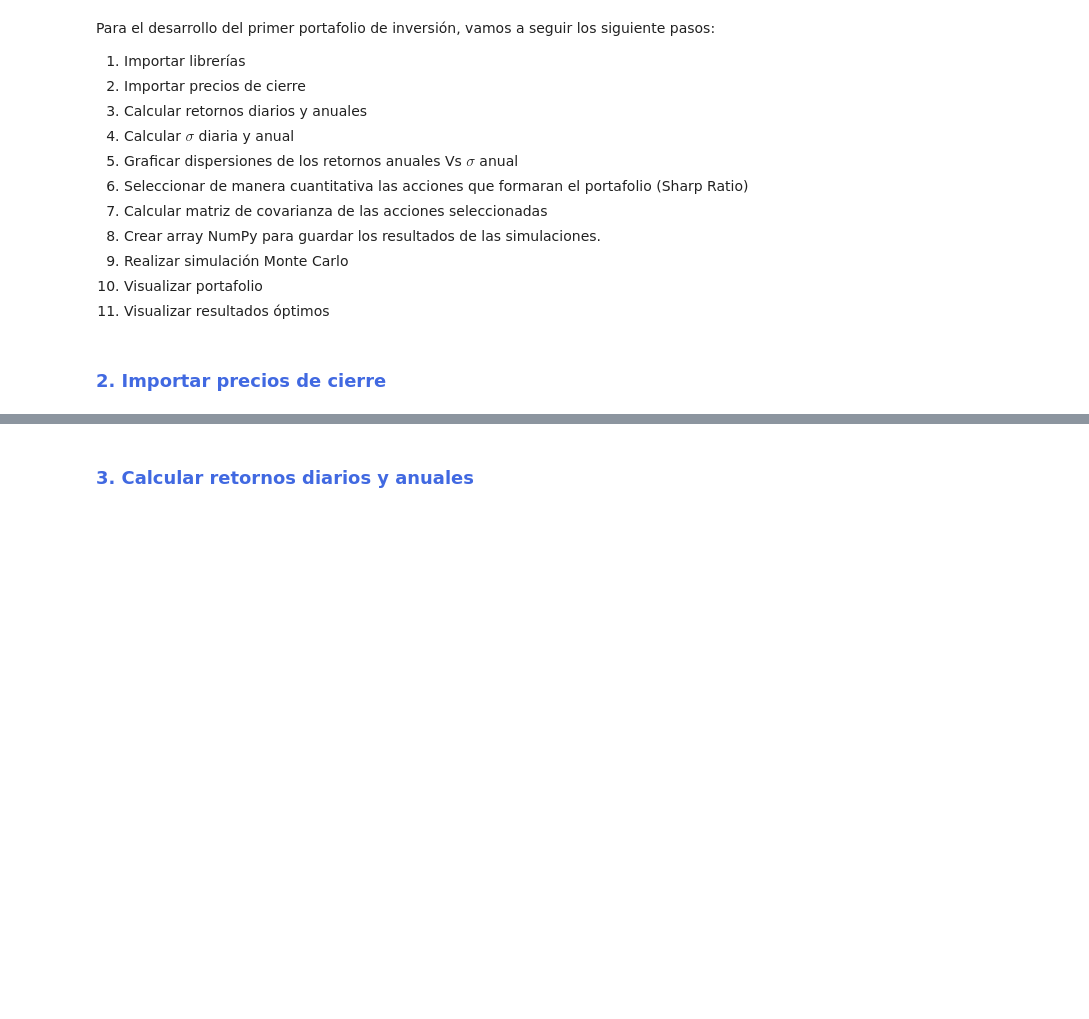
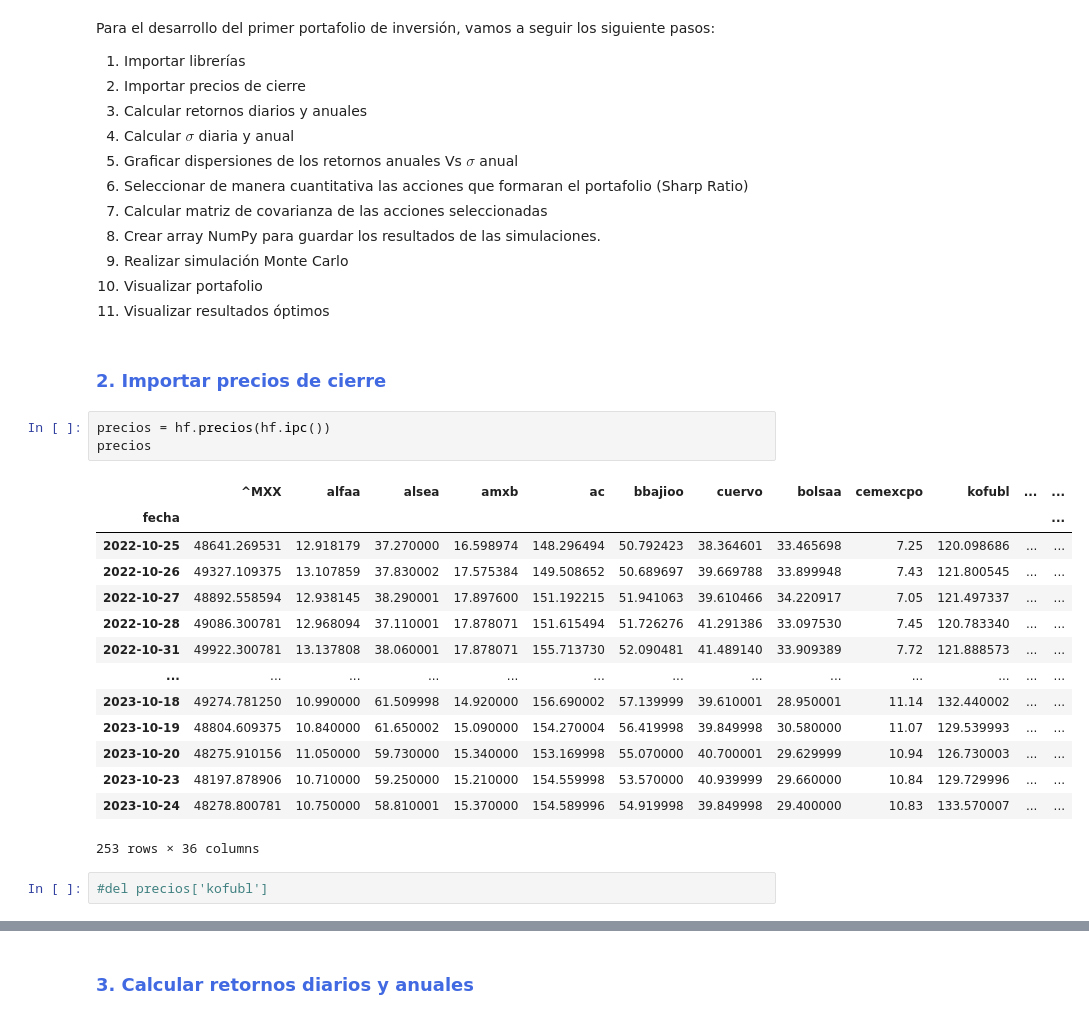
Before and after one commit to carlosdeoncedos/CienciaDatosFinanzas2023_09_martes, a Jupyter notebook: Sesion_7.ipynb, the cells around one changed output, grey strips where cells are left out. Saved outputs shown, nothing was run; the diff lists cells and outputs as text; blank space fills up the shorter version.

```diff
--- a/Sesion_7.ipynb
+++ b/Sesion_7.ipynb
@@ -77,3 +89,23 @@ Para el desarrollo del primer portafolio de inversión, vamos a seguir los sigui
 1. Visualizar resultados óptimos
 # %% [markdown]
 ### <font color='royalblue'>2. Importar precios de cierre</font>
+# %%
+precios = hf.precios(hf.ipc())
+precios
+# %% [output]
+|  | ^MXX | alfaa | alsea | amxb | ac | bbajioo | cuervo | bolsaa | cemexcpo | kofubl | ... | ... |
+| fecha |  |  |  |  |  |  |  |  |  |  |  | ... |
+| 2022-10-25 | 48641.269531 | 12.918179 | 37.270000 | 16.598974 | 148.296494 | 50.792423 | 38.364601 | 33.465698 | 7.25 | 120.098686 | ... | ... |
+| 2022-10-26 | 49327.109375 | 13.107859 | 37.830002 | 17.575384 | 149.508652 | 50.689697 | 39.669788 | 33.899948 | 7.43 | 121.800545 | ... | ... |
+| 2022-10-27 | 48892.558594 | 12.938145 | 38.290001 | 17.897600 | 151.192215 | 51.941063 | 39.610466 | 34.220917 | 7.05 | 121.497337 | ... | ... |
+| 2022-10-28 | 49086.300781 | 12.968094 | 37.110001 | 17.878071 | 151.615494 | 51.726276 | 41.291386 | 33.097530 | 7.45 | 120.783340 | ... | ... |
+| 2022-10-31 | 49922.300781 | 13.137808 | 38.060001 | 17.878071 | 155.713730 | 52.090481 | 41.489140 | 33.909389 | 7.72 | 121.888573 | ... | ... |
+| ... | ... | ... | ... | ... | ... | ... | ... | ... | ... | ... | ... | ... |
+| 2023-10-18 | 49274.781250 | 10.990000 | 61.509998 | 14.920000 | 156.690002 | 57.139999 | 39.610001 | 28.950001 | 11.14 | 132.440002 | ... | ... |
+| 2023-10-19 | 48804.609375 | 10.840000 | 61.650002 | 15.090000 | 154.270004 | 56.419998 | 39.849998 | 30.580000 | 11.07 | 129.539993 | ... | ... |
+| 2023-10-20 | 48275.910156 | 11.050000 | 59.730000 | 15.340000 | 153.169998 | 55.070000 | 40.700001 | 29.629999 | 10.94 | 126.730003 | ... | ... |
+| 2023-10-23 | 48197.878906 | 10.710000 | 59.250000 | 15.210000 | 154.559998 | 53.570000 | 40.939999 | 29.660000 | 10.84 | 129.729996 | ... | ... |
+| 2023-10-24 | 48278.800781 | 10.750000 | 58.810001 | 15.370000 | 154.589996 | 54.919998 | 39.849998 | 29.400000 | 10.83 | 133.570007 | ... | ... |
+253 rows × 36 columns
+# %%
+#del precios['kofubl']
```
Also changed, not shown: parts of 25 cells of this notebook.
